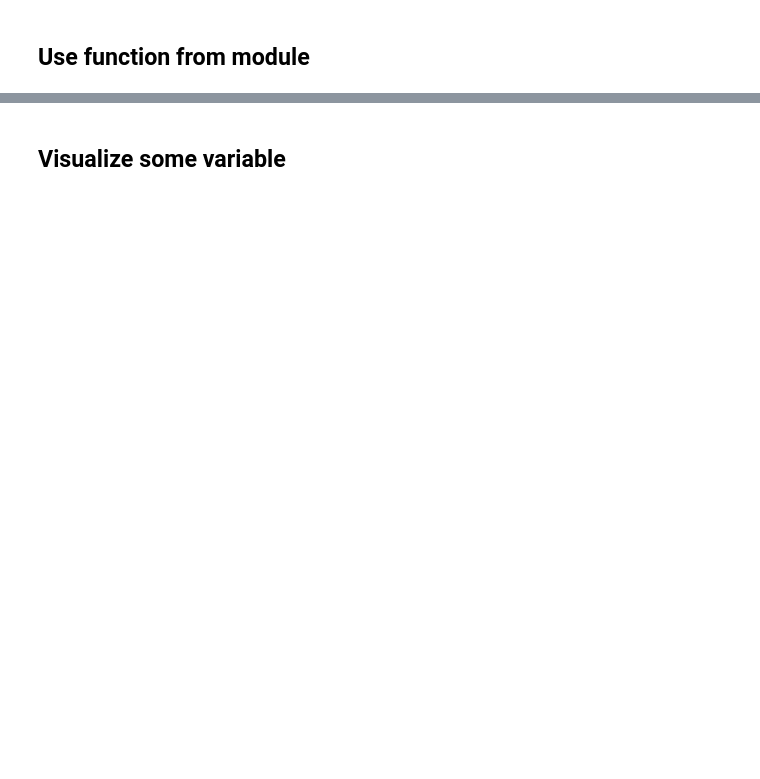
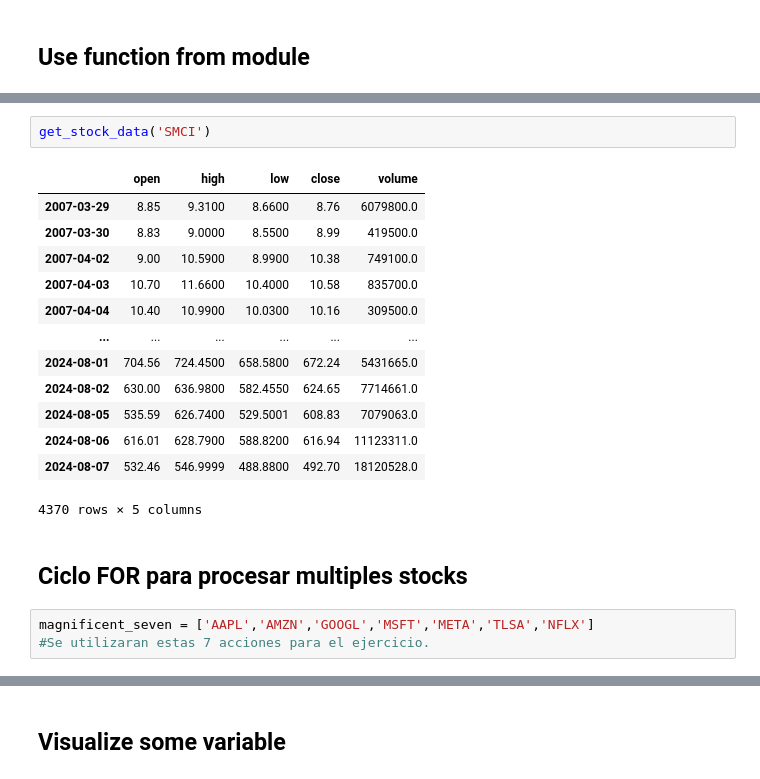
Before and after one commit to MarioTheEmblem/WS, a Jupyter notebook: notebooks/10_APIs/16_Module/A.ipynb, the cells around one changed output, grey strips where cells are left out. Drawn from its saved outputs; the diff is of its cells as text; blank space fills up the shorter version.

```diff
--- a/notebooks/10_APIs/16_Module/A.ipynb
+++ b/notebooks/10_APIs/16_Module/A.ipynb
@@ -35,0 +29,21 @@ ModuleNotFoundError: No module named 'alphavantage'
+# %%
+get_stock_data('SMCI')
+# %% [output]
+|  | open | high | low | close | volume |
+| 2007-03-29 | 8.85 | 9.3100 | 8.6600 | 8.76 | 6079800.0 |
+| 2007-03-30 | 8.83 | 9.0000 | 8.5500 | 8.99 | 419500.0 |
+| 2007-04-02 | 9.00 | 10.5900 | 8.9900 | 10.38 | 749100.0 |
+| 2007-04-03 | 10.70 | 11.6600 | 10.4000 | 10.58 | 835700.0 |
+| 2007-04-04 | 10.40 | 10.9900 | 10.0300 | 10.16 | 309500.0 |
+| ... | ... | ... | ... | ... | ... |
+| 2024-08-01 | 704.56 | 724.4500 | 658.5800 | 672.24 | 5431665.0 |
+| 2024-08-02 | 630.00 | 636.9800 | 582.4550 | 624.65 | 7714661.0 |
+| 2024-08-05 | 535.59 | 626.7400 | 529.5001 | 608.83 | 7079063.0 |
+| 2024-08-06 | 616.01 | 628.7900 | 588.8200 | 616.94 | 11123311.0 |
+| 2024-08-07 | 532.46 | 546.9999 | 488.8800 | 492.70 | 18120528.0 |
+4370 rows × 5 columns
+# %% [markdown]
+## Ciclo FOR para procesar multiples stocks
+# %%
+magnificent_seven = ['AAPL','AMZN','GOOGL','MSFT','META','TLSA','NFLX']
+#Se utilizaran estas 7 acciones para el ejercicio.
```
Also changed, not shown: parts of 16 cells of this notebook, 2 other files.
